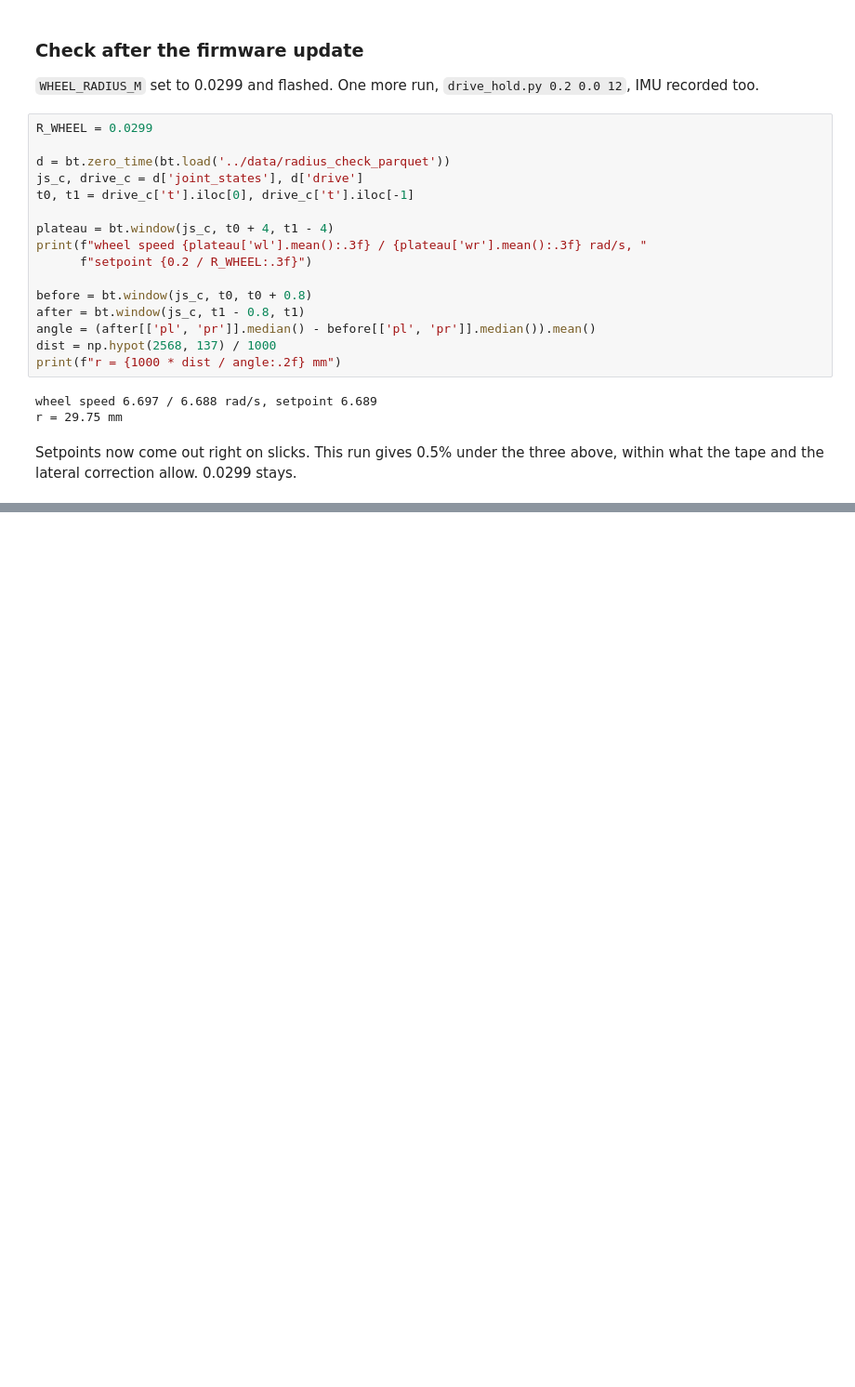
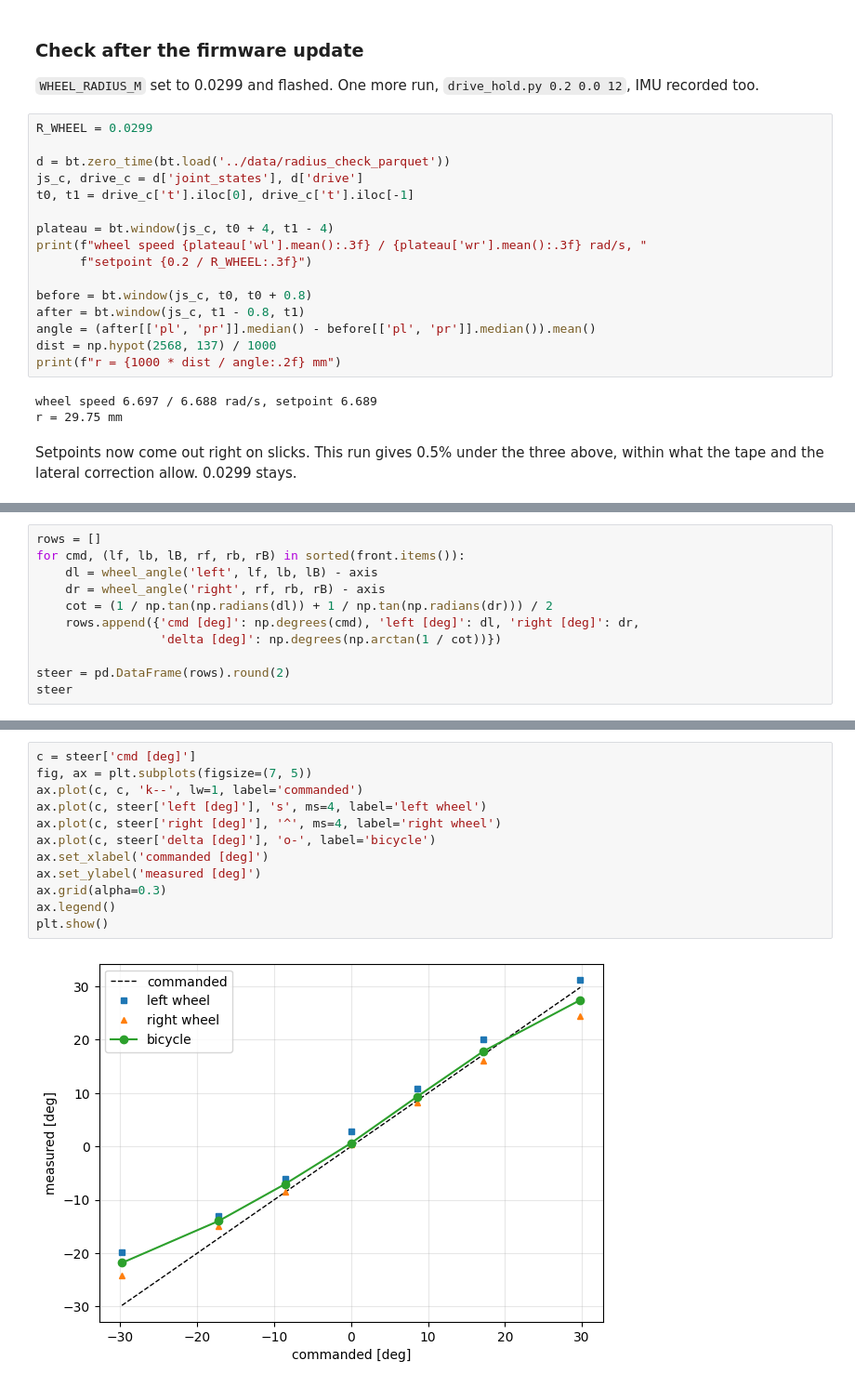
Before and after one commit to Gelminaio/drift-mpc-ackermann, a Jupyter notebook: notebooks/kinematic_model.ipynb, the cells around one changed output, grey strips where cells are left out. Shown at 93% size. Cells and saved outputs as stored; diff of their text form; blank space fills up the shorter version.

Commit message:
analysis: static steering map, both directions

```diff
--- a/notebooks/kinematic_model.ipynb
+++ b/notebooks/kinematic_model.ipynb
@@ -95,0 +145,11 @@ above, within what the tape and the lateral correction allow. 0.0299 stays.
+# %%
+rows = []
+for cmd, (lf, lb, lB, rf, rb, rB) in sorted(front.items()):
+    dl = wheel_angle('left', lf, lb, lB) - axis
+    dr = wheel_angle('right', rf, rb, rB) - axis
+    cot = (1 / np.tan(np.radians(dl)) + 1 / np.tan(np.radians(dr))) / 2
+    rows.append({'cmd [deg]': np.degrees(cmd), 'left [deg]': dl, 'right [deg]': dr,
+                 'delta [deg]': np.degrees(np.arctan(1 / cot))})
+
+steer = pd.DataFrame(rows).round(2)
+steer
@@ -95,0 +165,14 @@ above, within what the tape and the lateral correction allow. 0.0299 stays.
+# %%
+c = steer['cmd [deg]']
+fig, ax = plt.subplots(figsize=(7, 5))
+ax.plot(c, c, 'k--', lw=1, label='commanded')
+ax.plot(c, steer['left [deg]'], 's', ms=4, label='left wheel')
+ax.plot(c, steer['right [deg]'], '^', ms=4, label='right wheel')
+ax.plot(c, steer['delta [deg]'], 'o-', label='bicycle')
+ax.set_xlabel('commanded [deg]')
+ax.set_ylabel('measured [deg]')
+ax.grid(alpha=0.3)
+ax.legend()
+plt.show()
+# %% [output]
+[figure, added]
```
Also changed, not shown: parts of 7 cells of this notebook.
